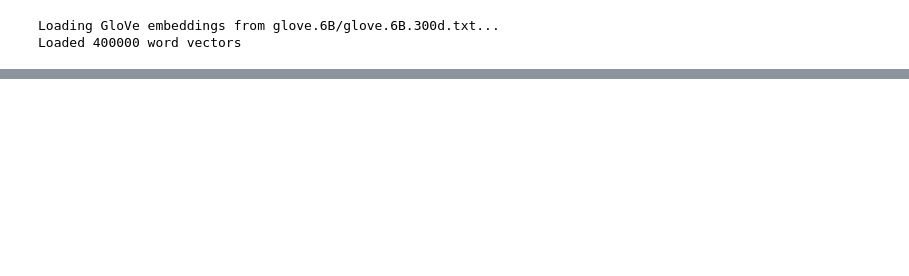
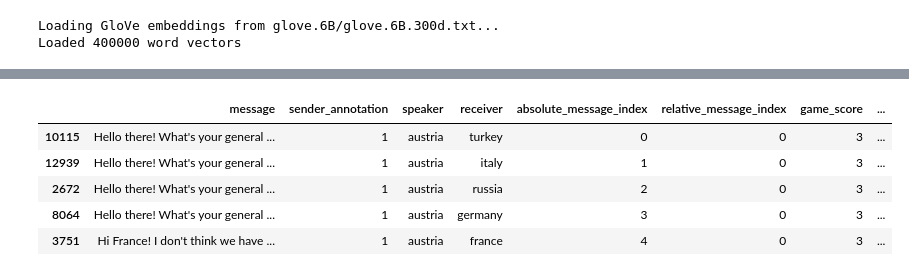
Before and after one commit to rishipendyala/Deception-Detection-QANTA-Diplomacy, a Jupyter notebook: vj.ipynb, the cells around one changed output, grey strips where cells are left out. Drawn from its saved outputs; the diff is of its cells as text; code cells hidden in the pictures; blank space fills up the shorter version.

```diff
--- a/vj.ipynb
+++ b/vj.ipynb
@@ -39,6 +40,13 @@ def preprocess_data(df):
     df['sender_annotation'] = df['sender_annotation'].astype(int)
     return df
 
+def preprocess_data1(df):
+    df = df[['message', 'sender_annotation',"speaker","receiver","absolute_message_index","relative_message_index","game_score","game_score_delta","game_id"]].copy()
+    df['message'] = df['message'].str.replace('\n', ' ', regex=False)
+    df['sender_annotation'] = df['sender_annotation'].astype(int)
+    return df
+
+
 def convert_text_to_embedding(text, glove_embeddings, embedding_dim=300, max_seq_len=50):
     tokens = text.split()
     embeddings = []
@@ -369,0 +459,13 @@ Training history plot saved as 'training_history.png'
+# %%
+train = load_data("data/train_sm.jsonl")
+train = preprocess_data1(train)
+
+train = train.sort_values(by=['game_id', 'absolute_message_index'])
+train.head()
+# %% [output]
+|  | message | sender_annotation | speaker | receiver | absolute_message_index | relative_message_index | game_score | ... |
+| 10115 | Hello there! What's your general ... | 1 | austria | turkey | 0 | 0 | 3 | ... |
+| 12939 | Hello there! What's your general ... | 1 | austria | italy | 1 | 0 | 3 | ... |
+| 2672 | Hello there! What's your general ... | 1 | austria | russia | 2 | 0 | 3 | ... |
+| 8064 | Hello there! What's your general ... | 1 | austria | germany | 3 | 0 | 3 | ... |
+| 3751 | Hi France! I don't think we have ... | 1 | austria | france | 4 | 0 | 3 | ... |
```
Also changed, not shown: parts of 10 cells of this notebook, 11 other files.
